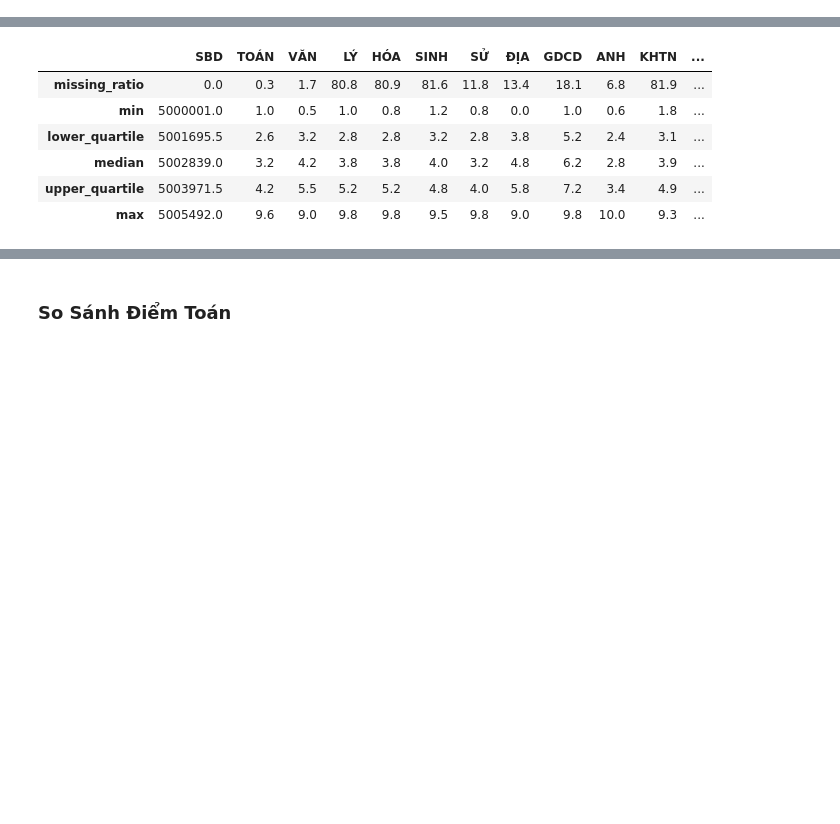
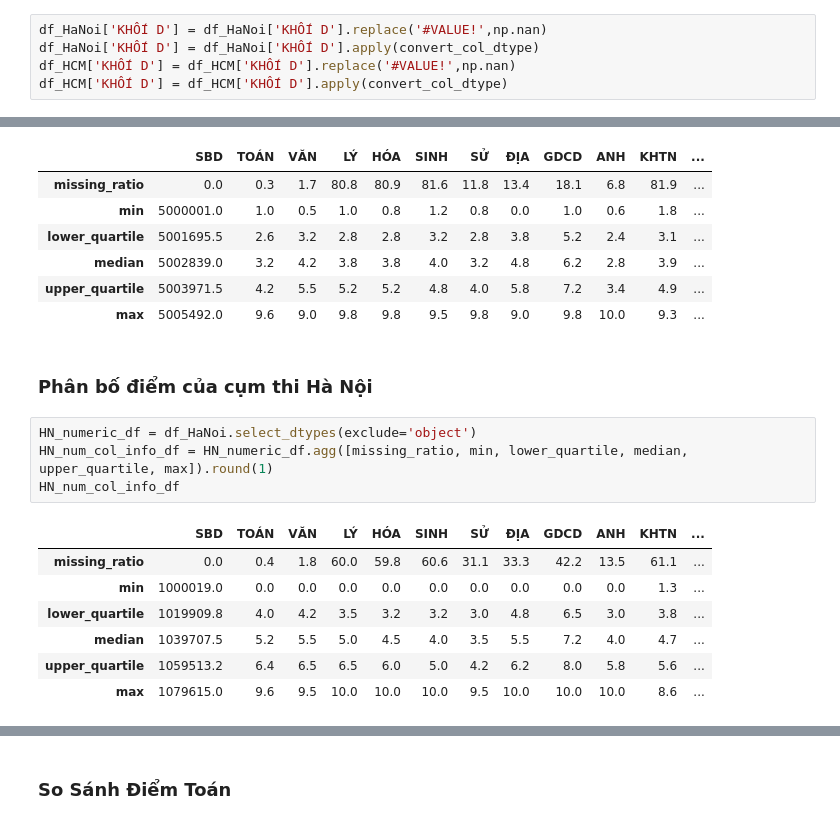
Before and after one commit to nguyenkhangme/project-visualization-cheating-score, a Jupyter notebook: Main.ipynb, the cells around one changed output, grey strips where cells are left out. Cells and saved outputs as stored; diff of their text form; blank space fills up the shorter version.

```diff
--- a/Main.ipynb
+++ b/Main.ipynb
@@ -123,3 +111,8 @@ None
+# %%
+df_HaNoi['KHỐI D'] = df_HaNoi['KHỐI D'].replace('#VALUE!',np.nan)
+df_HaNoi['KHỐI D'] = df_HaNoi['KHỐI D'].apply(convert_col_dtype)
+df_HCM['KHỐI D'] = df_HCM['KHỐI D'].replace('#VALUE!',np.nan)
+df_HCM['KHỐI D'] = df_HCM['KHỐI D'].apply(convert_col_dtype)
 # %% [markdown]
 ### Xử lý dữ liệu trùng nhau
 # %%
@@ -256,3 +245,17 @@ HG_num_col_info_df
 | median | 5002839.0 | 3.2 | 4.2 | 3.8 | 3.8 | 4.0 | 3.2 | 4.8 | 6.2 | 2.8 | 3.9 | ... |
 | upper_quartile | 5003971.5 | 4.2 | 5.5 | 5.2 | 5.2 | 4.8 | 4.0 | 5.8 | 7.2 | 3.4 | 4.9 | ... |
 | max | 5005492.0 | 9.6 | 9.0 | 9.8 | 9.8 | 9.5 | 9.8 | 9.0 | 9.8 | 10.0 | 9.3 | ... |
+# %% [markdown]
+### Phân bố điểm của cụm thi Hà Nội
+# %%
+HN_numeric_df = df_HaNoi.select_dtypes(exclude='object')
+HN_num_col_info_df = HN_numeric_df.agg([missing_ratio, min, lower_quartile, median, upper_quartile, max]).round(1)
+HN_num_col_info_df
+# %% [output]
+|  | SBD | TOÁN | VĂN | LÝ | HÓA | SINH | SỬ | ĐỊA | GDCD | ANH | KHTN | ... |
+| missing_ratio | 0.0 | 0.4 | 1.8 | 60.0 | 59.8 | 60.6 | 31.1 | 33.3 | 42.2 | 13.5 | 61.1 | ... |
+| min | 1000019.0 | 0.0 | 0.0 | 0.0 | 0.0 | 0.0 | 0.0 | 0.0 | 0.0 | 0.0 | 1.3 | ... |
+| lower_quartile | 1019909.8 | 4.0 | 4.2 | 3.5 | 3.2 | 3.2 | 3.0 | 4.8 | 6.5 | 3.0 | 3.8 | ... |
+| median | 1039707.5 | 5.2 | 5.5 | 5.0 | 4.5 | 4.0 | 3.5 | 5.5 | 7.2 | 4.0 | 4.7 | ... |
+| upper_quartile | 1059513.2 | 6.4 | 6.5 | 6.5 | 6.0 | 5.0 | 4.2 | 6.2 | 8.0 | 5.8 | 5.6 | ... |
+| max | 1079615.0 | 9.6 | 9.5 | 10.0 | 10.0 | 10.0 | 9.5 | 10.0 | 10.0 | 10.0 | 8.6 | ... |
```
Also changed, not shown: parts of 11 cells of this notebook.
